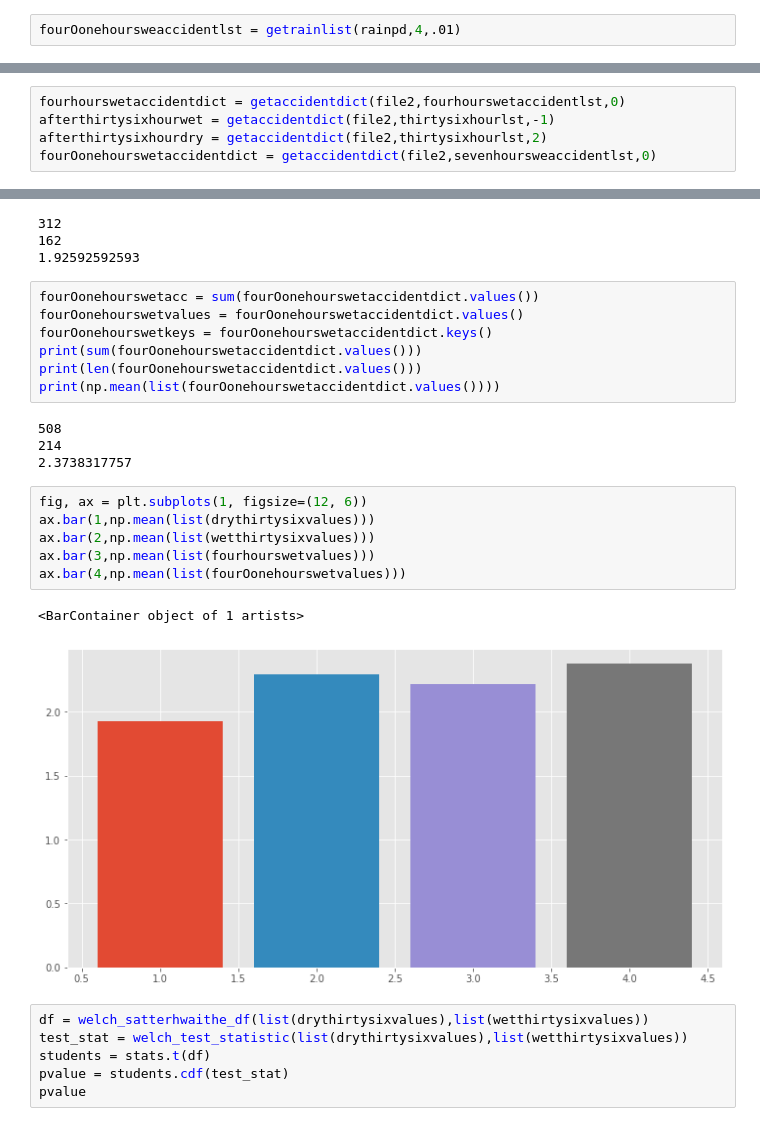
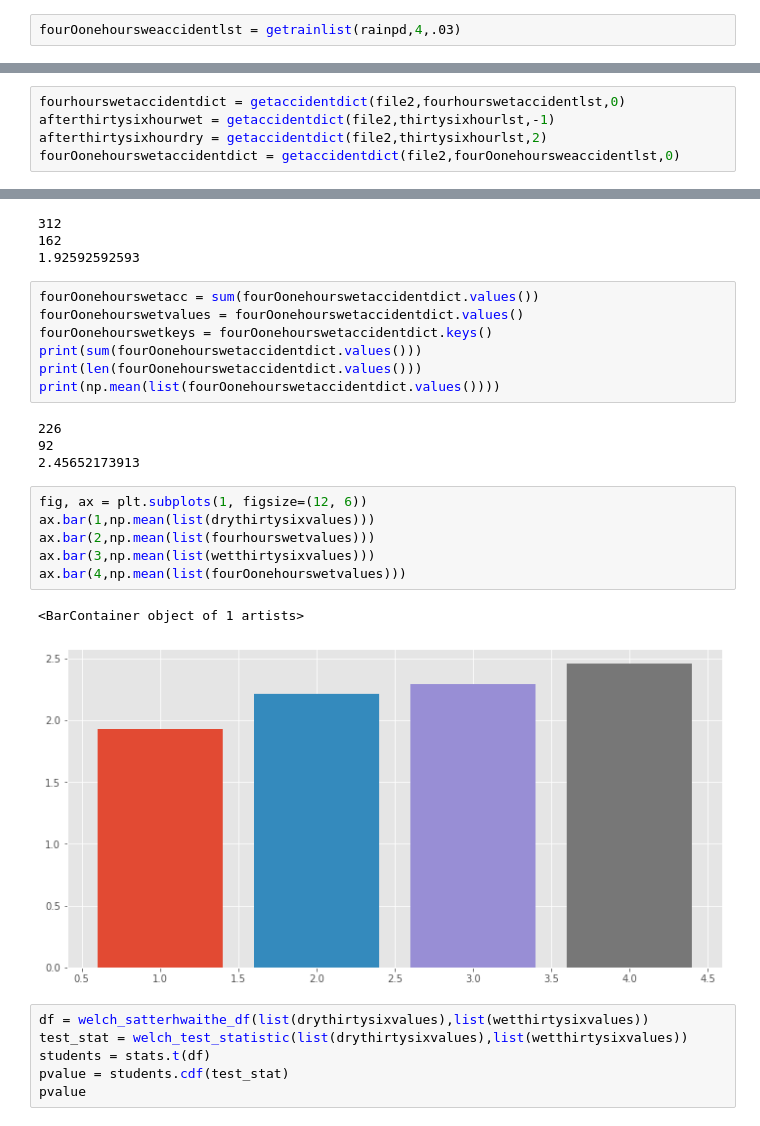
Before and after one commit to Tenacious-E/CarAccidentAnalysis, a Jupyter notebook: Capstone 1.ipynb, the cells around one changed output, grey strips where cells are left out. Cells and saved outputs as stored; diff of their text form.

Commit message:
cleaning up and cleaning up graphs

```diff
--- a/Capstone 1.ipynb
+++ b/Capstone 1.ipynb
@@ -161,4 +159,4 @@ thirtysixhourlst = thirtysixhoursofnorain(rainpd,36)
 # %%
 fourhourswetaccidentlst = getrainlist(rainpd,4,0)
 # %%
-fourOonehoursweaccidentlst = getrainlist(rainpd,4,.01)
+fourOonehoursweaccidentlst = getrainlist(rainpd,4,.03)
@@ -332,7 +369,7 @@ pvalue6
 fourhourswetaccidentdict = getaccidentdict(file2,fourhourswetaccidentlst,0)
 afterthirtysixhourwet = getaccidentdict(file2,thirtysixhourlst,-1)
 afterthirtysixhourdry = getaccidentdict(file2,thirtysixhourlst,2)
-fourOonehourswetaccidentdict = getaccidentdict(file2,sevenhoursweaccidentlst,0)
+fourOonehourswetaccidentdict = getaccidentdict(file2,fourOonehoursweaccidentlst,0)
 # %%
 fourhourswetacc = sum(fourhourswetaccidentdict.values())
 fourhourswetvalues = fourhourswetaccidentdict.values()
@@ -374,18 +411,18 @@ print(sum(fourOonehourswetaccidentdict.values()))
 print(len(fourOonehourswetaccidentdict.values()))
 print(np.mean(list(fourOonehourswetaccidentdict.values())))
 # %% [output]
-508
-214
-2.3738317757
+226
+92
+2.45652173913
 # %%
 fig, ax = plt.subplots(1, figsize=(12, 6))
 ax.bar(1,np.mean(list(drythirtysixvalues)))
-ax.bar(2,np.mean(list(wetthirtysixvalues)))
-ax.bar(3,np.mean(list(fourhourswetvalues)))
+ax.bar(2,np.mean(list(fourhourswetvalues)))
+ax.bar(3,np.mean(list(wetthirtysixvalues)))
 ax.bar(4,np.mean(list(fourOonehourswetvalues)))
 # %% [output]
 <BarContainer object of 1 artists>
-[figure, old version]
+[figure, new version]
 # %%
 df = welch_satterhwaithe_df(list(drythirtysixvalues),list(wetthirtysixvalues))
 test_stat = welch_test_statistic(list(drythirtysixvalues),list(wetthirtysixvalues))
```
Also changed, not shown: parts of 16 cells of this notebook.
